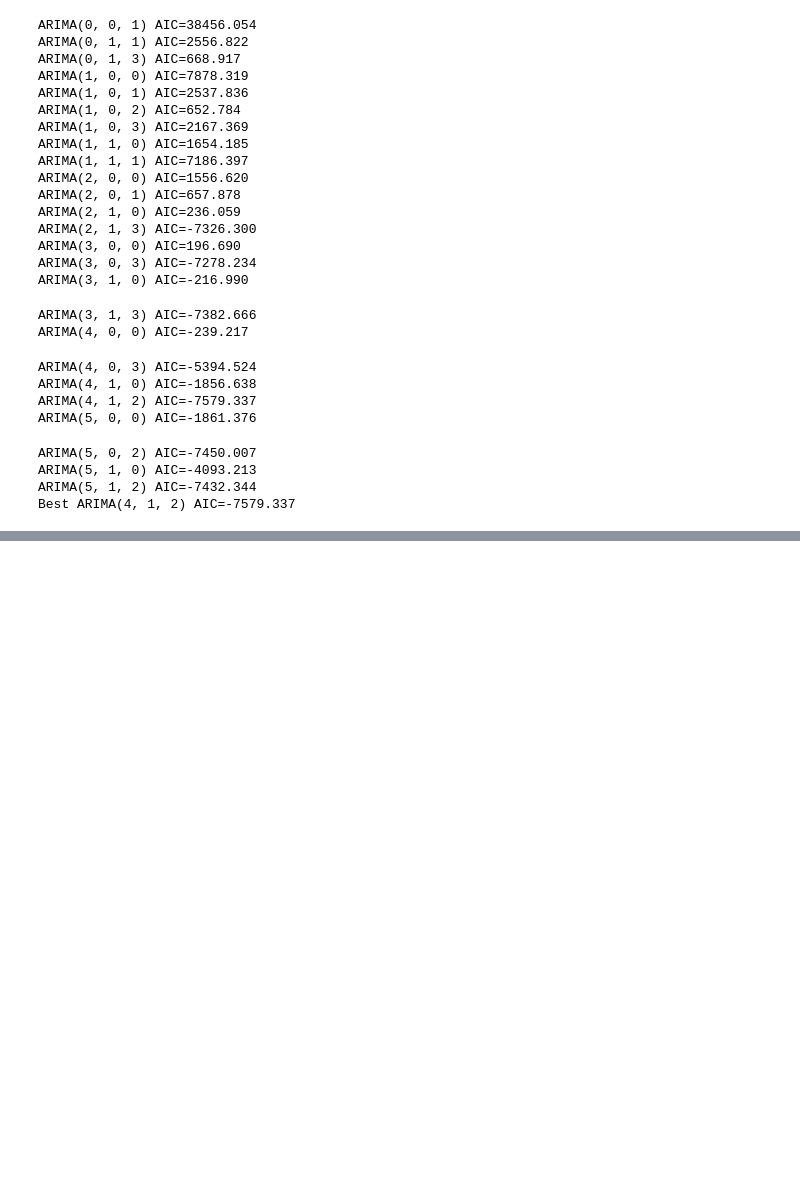
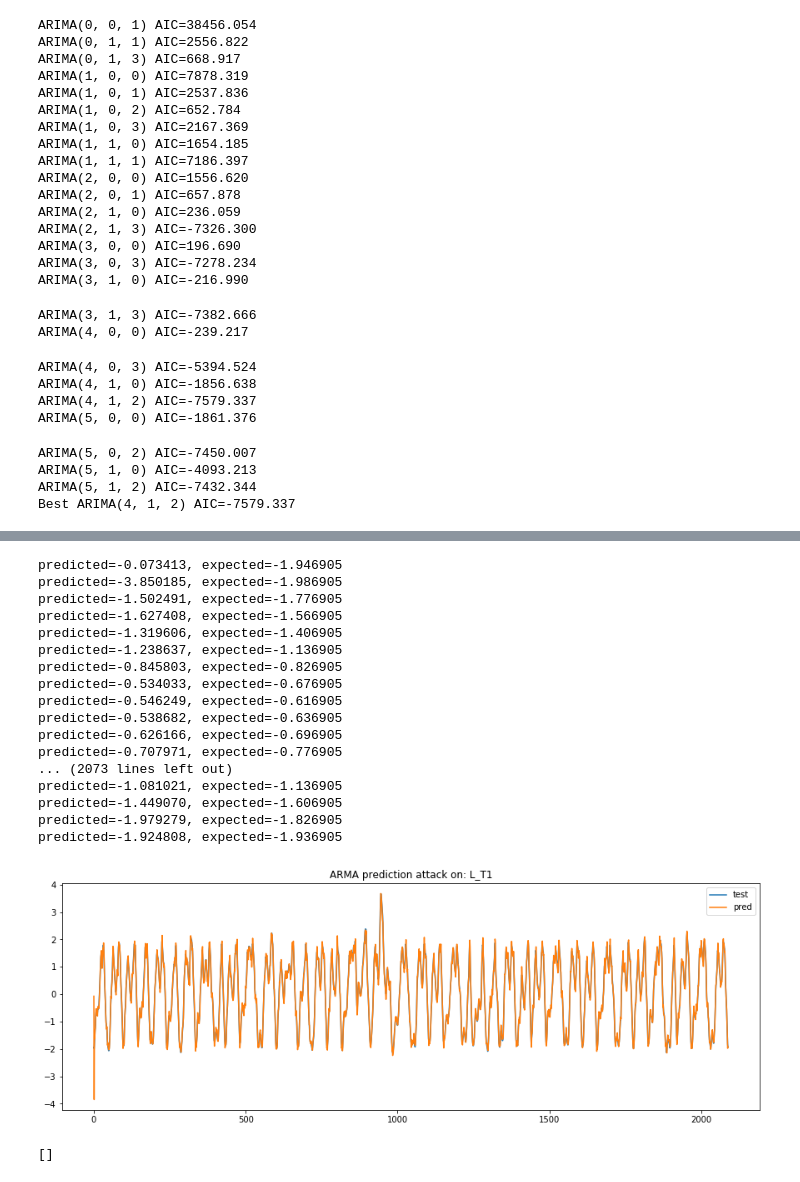
Before and after one commit to sirpandemona/CDA, a Jupyter notebook: Exercise 2/ARMA.ipynb, the cells around one changed output, grey strips where cells are left out. Drawn from its saved outputs; the diff is of its cells as text; code cells hidden in the pictures; blank space fills up the shorter version.

```diff
--- a/Exercise 2/ARMA.ipynb
+++ b/Exercise 2/ARMA.ipynb
@@ -144,0 +229,61 @@ Best ARIMA(4, 1, 2) AIC=-7579.337
+# %%
+def arma_predict(train, test, feature_name, p, q):
+    avg = np.mean(train)
+    train = train - avg
+    test = test- avg
+
+    model = ARIMA(train, order=(p,0,q))
+    model_fit = model.fit(disp=0)
+
+    # Copy training set parameters for testing
+    ar_coef = model_fit.arparams
+    ma_coef = model_fit.maparams
+    residuals = model_fit.resid.tolist()
+    history = train.tolist()
+    predictions=[]
+
+    # Predict same amount of values as availale in test set
+    for i in range(len(test)):
+        # predict next value and add to list
+        yhat = predict(ar_coef, history) + predict(ma_coef, residuals)
+        predictions.append(yhat)
+
+        # add original point to history for next prediction
+        obs = test[i]
+        history.append(obs)
+        # calculate the resudual as input for the moving average
+        residuals.append(obs-yhat)
+        print('predicted=%f, expected=%f' % (yhat, obs))
+
+    plt.figure(figsize=(15,5))
+    # Uncomment the 4 lines below to see the raw ARMA results.
+#     plt.hlines(threshold, 0, len(attacks), color='black', label='threshold')
+    plt.plot(list(test), label='test')
+    plt.plot(list(predictions), label='pred')
+    plt.legend()
+    plt.title('ARMA prediction attack on: '+ feature_name)
+    plt.show()
+    return prediction
+
+
+arma_predict(df_1['L_T1'], df_3['L_T1'], 'L_T1', 4, 2)
+# %% [output]
+predicted=-0.073413, expected=-1.946905
+predicted=-3.850185, expected=-1.986905
+predicted=-1.502491, expected=-1.776905
+predicted=-1.627408, expected=-1.566905
+predicted=-1.319606, expected=-1.406905
+predicted=-1.238637, expected=-1.136905
+predicted=-0.845803, expected=-0.826905
+predicted=-0.534033, expected=-0.676905
+predicted=-0.546249, expected=-0.616905
+predicted=-0.538682, expected=-0.636905
+predicted=-0.626166, expected=-0.696905
+predicted=-0.707971, expected=-0.776905
+... (2073 lines left out)
+predicted=-1.081021, expected=-1.136905
+predicted=-1.449070, expected=-1.606905
+predicted=-1.979279, expected=-1.826905
+predicted=-1.924808, expected=-1.936905
+[figure, added]
+[]
```
Also changed, not shown: parts of 5 cells of this notebook.
